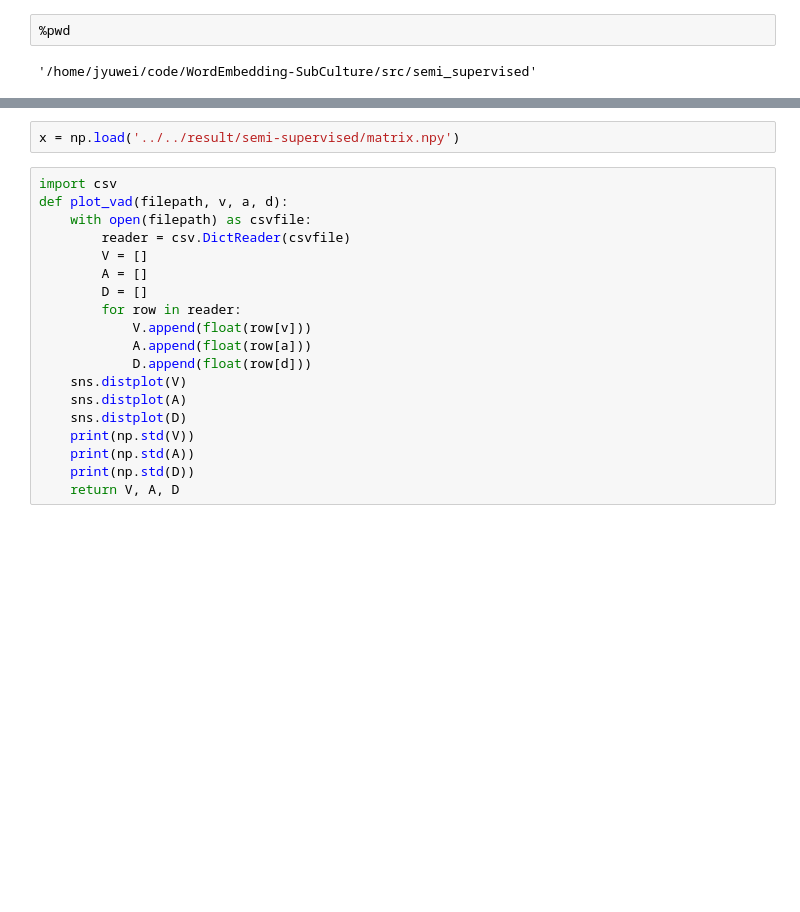
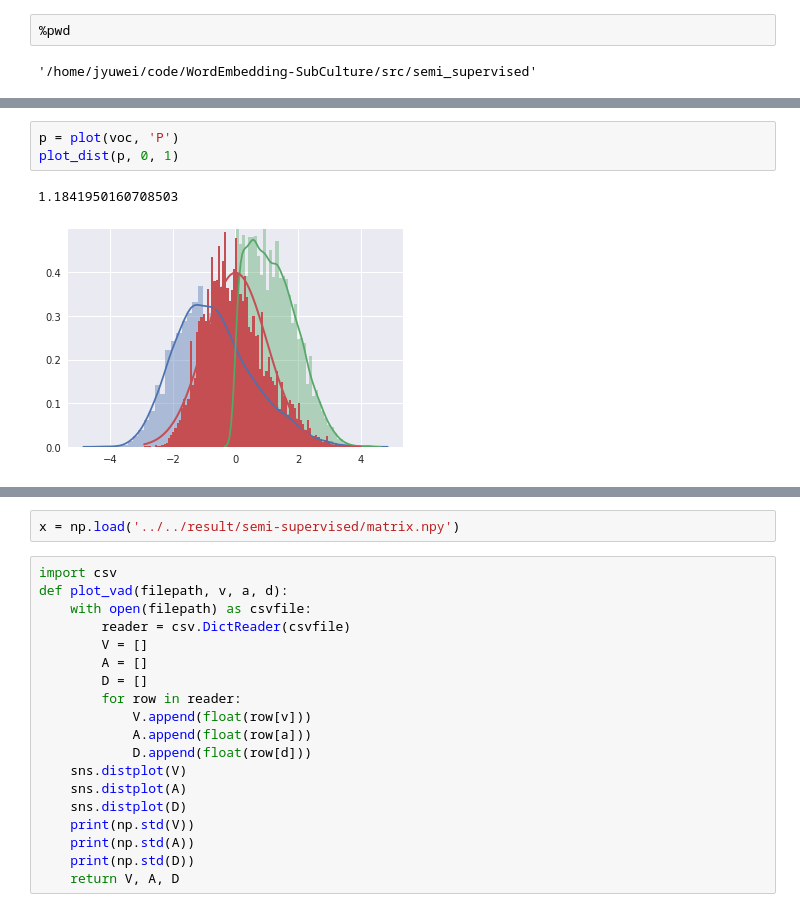
Before and after one commit to jiaojiaoloveu/WordEmbedding-SubCulture, a Jupyter notebook: src/semi_supervised/plot_epa.ipynb, the cells around one changed output, grey strips where cells are left out. Drawn from its saved outputs; the diff is of its cells as text; blank space fills up the shorter version.

```diff
--- a/src/semi_supervised/plot_epa.ipynb
+++ b/src/semi_supervised/plot_epa.ipynb
@@ -40,0 +44,6 @@ plot(voc, 'A')
+# %%
+p = plot(voc, 'P')
+plot_dist(p, 0, 1)
+# %% [output]
+1.1841950160708503
+[figure, added]
```
Also changed, not shown: parts of 8 cells of this notebook, 1 other file.
